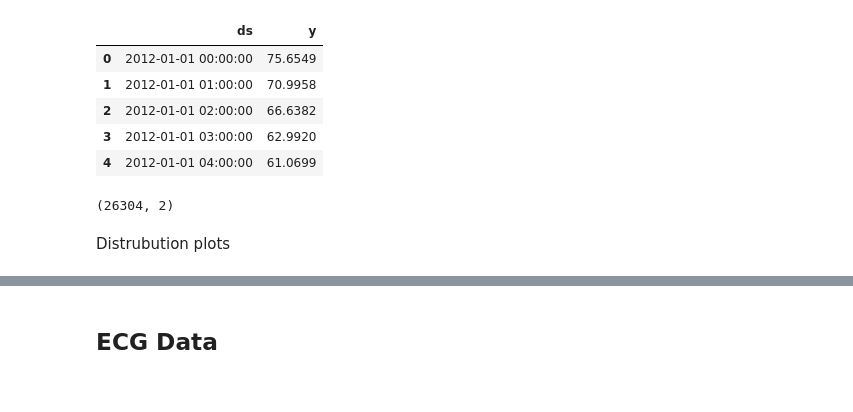
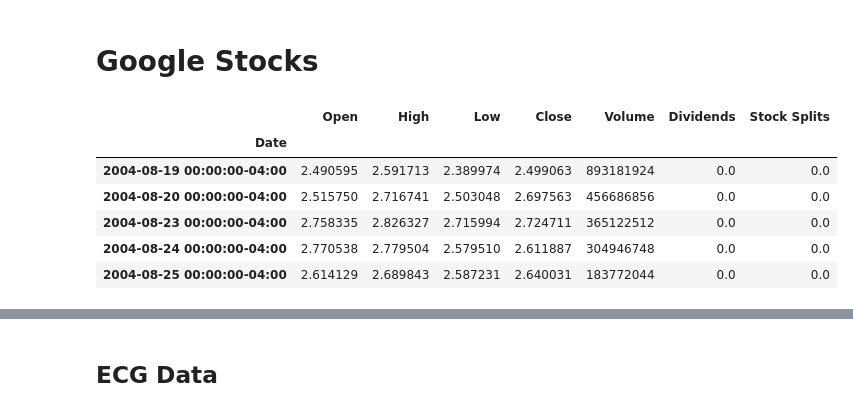
Before and after one commit to samtholathrobin/Dynamic-Time-Series-Ensemble, a Jupyter notebook: intro.ipynb, the cells around one changed output, grey strips where cells are left out. Saved outputs shown, nothing was run; the diff lists cells and outputs as text; code cells hidden in the pictures.

```diff
--- a/intro.ipynb
+++ b/intro.ipynb
@@ -3,2 +1,4 @@ Google Stocks
+# %% [markdown]
+# Google Stocks
 # %%
 import pandas as pd
@@ -15,24 +7,13 @@ from ipywidgets import interact_manual
 plotting_backend = "plotly-static"
-# %%
-df = pd.read_csv(
-    "https://raw.githubusercontent.com/ourownstory/neuralprophet-data/main/datasets/multivariate/ER_Europe_subset_10nodes.csv"
-)
-df["ID"] = df["ID"].astype(str)
-df["ds"] = pd.to_datetime(df["ds"])
-# # use one year for faster training
-df = df[df["ID"] =="1"]
-df=df.drop(columns=["solar","solar_fcs","ID"])
-df.head()
-# %% [output]
-|  | ds | y |
-| 0 | 2012-01-01 00:00:00 | 75.6549 |
-| 1 | 2012-01-01 01:00:00 | 70.9958 |
-| 2 | 2012-01-01 02:00:00 | 66.6382 |
-| 3 | 2012-01-01 03:00:00 | 62.9920 |
-| 4 | 2012-01-01 04:00:00 | 61.0699 |
-# %%
-df.shape
-# %% [output]
-(26304, 2)
-# %% [markdown]
-Distrubution plots
+# %%
+googl = yf.Ticker("GOOGL")
+data = googl.history(period="max")
+data.head()
+# %% [output]
+|  | Open | High | Low | Close | Volume | Dividends | Stock Splits |
+| Date |  |  |  |  |  |  |  |
+| 2004-08-19 00:00:00-04:00 | 2.490595 | 2.591713 | 2.389974 | 2.499063 | 893181924 | 0.0 | 0.0 |
+| 2004-08-20 00:00:00-04:00 | 2.515750 | 2.716741 | 2.503048 | 2.697563 | 456686856 | 0.0 | 0.0 |
+| 2004-08-23 00:00:00-04:00 | 2.758335 | 2.826327 | 2.715994 | 2.724711 | 365122512 | 0.0 | 0.0 |
+| 2004-08-24 00:00:00-04:00 | 2.770538 | 2.779504 | 2.579510 | 2.611887 | 304946748 | 0.0 | 0.0 |
+| 2004-08-25 00:00:00-04:00 | 2.614129 | 2.689843 | 2.587231 | 2.640031 | 183772044 | 0.0 | 0.0 |
```
Also changed, not shown: parts of 5 cells of this notebook, 9 other files.
